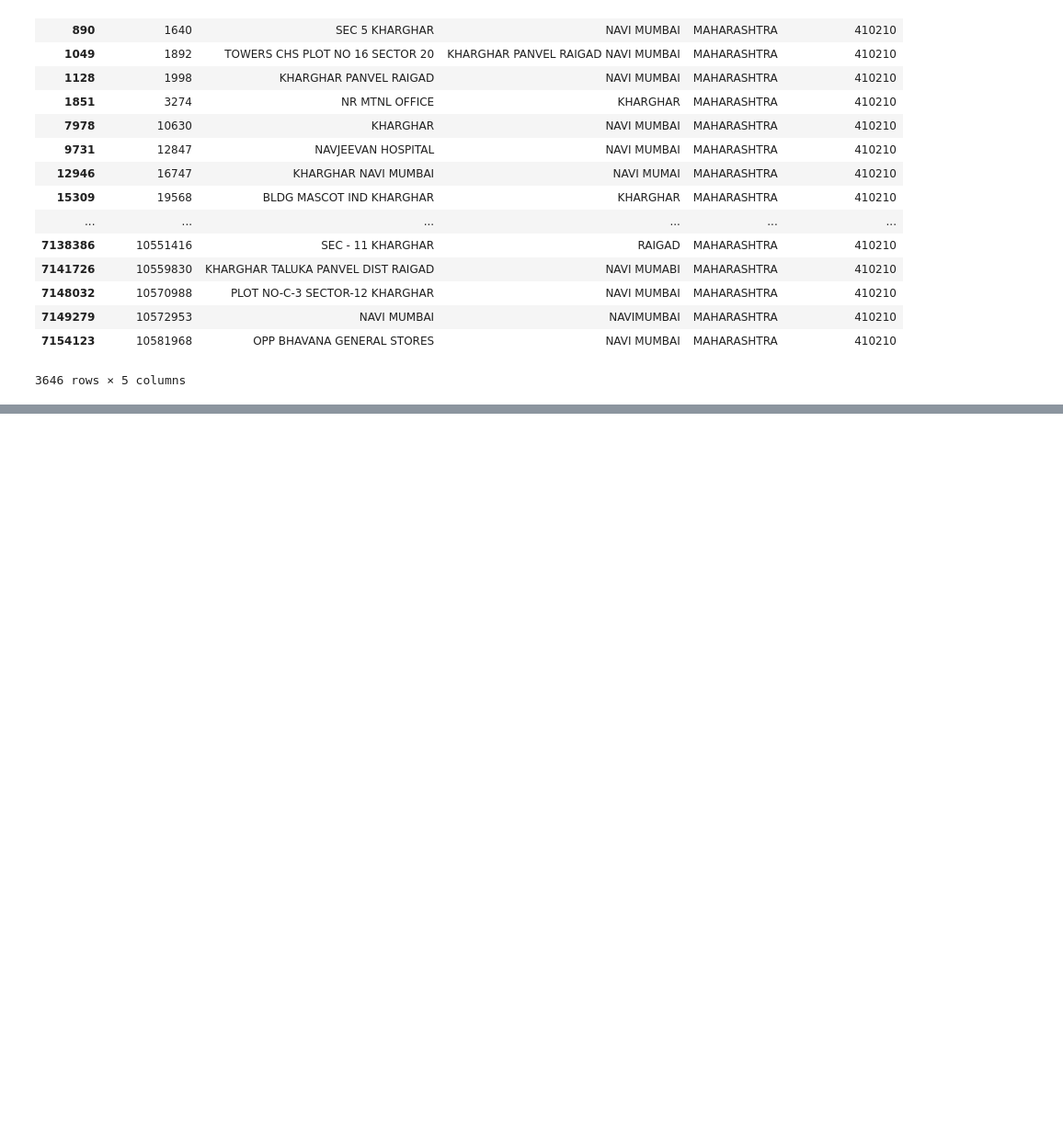
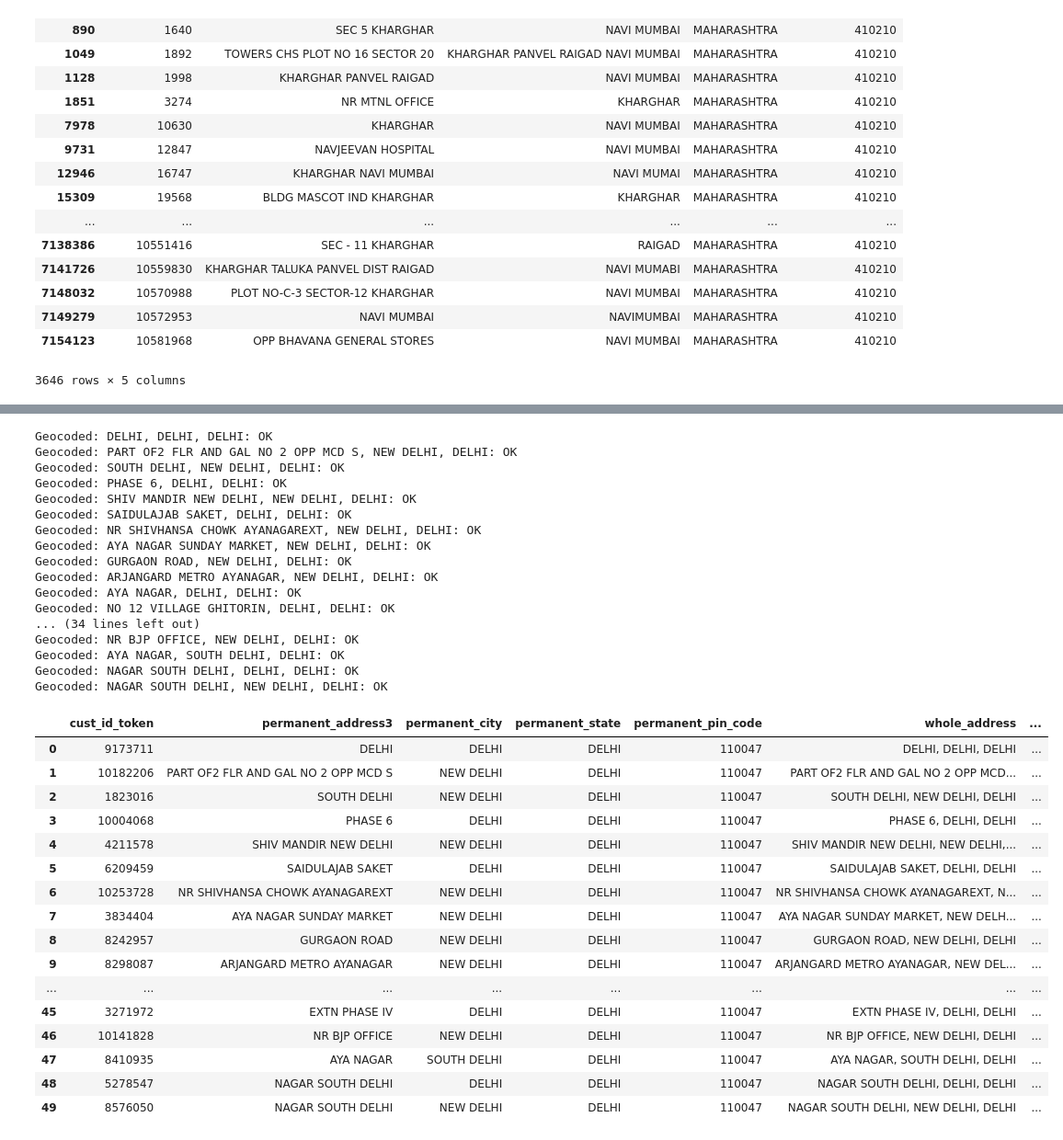
Before and after one commit to ighosh98/datathon, a Jupyter notebook: code/Yes.ipynb, the cells around one changed output, grey strips where cells are left out. Shown at 92% size. Cells and saved outputs as stored; diff of their text form; code cells hidden in the pictures; blank space fills up the shorter version.

```diff
--- a/code/Yes.ipynb
+++ b/code/Yes.ipynb
@@ -417,0 +492,3 @@ fig3
+# %%
+df_permanent_pin_code = df3.groupby('permanent_pin_code')
+df_permanent_pin_code.get_group('410210')
@@ -417,0 +514,4 @@ fig3
+# %%
+df_example5 = df_permanent_pin_code.get_group(pin_code).sample(n=50).reset_index(drop=True)
+df_example5['whole_address'] = df_example5['permanent_address3'].str.cat(df_example5[['permanent_city','permanent_state']], sep=", ")
+df_example5
@@ -417,0 +536,38 @@ fig3
+# %%
+df_example5['lat_long'] = get_geocode(df_example5['whole_address'].tolist())
+df_example5
+# %% [output]
+Geocoded: DELHI, DELHI, DELHI: OK
+Geocoded: PART OF2 FLR AND GAL NO 2 OPP MCD S, NEW DELHI, DELHI: OK
+Geocoded: SOUTH DELHI, NEW DELHI, DELHI: OK
+Geocoded: PHASE 6, DELHI, DELHI: OK
+Geocoded: SHIV MANDIR NEW DELHI, NEW DELHI, DELHI: OK
+Geocoded: SAIDULAJAB SAKET, DELHI, DELHI: OK
+Geocoded: NR SHIVHANSA CHOWK AYANAGAREXT, NEW DELHI, DELHI: OK
+Geocoded: AYA NAGAR SUNDAY MARKET, NEW DELHI, DELHI: OK
+Geocoded: GURGAON ROAD, NEW DELHI, DELHI: OK
+Geocoded: ARJANGARD METRO AYANAGAR, NEW DELHI, DELHI: OK
+Geocoded: AYA NAGAR, DELHI, DELHI: OK
+Geocoded: NO 12 VILLAGE GHITORIN, DELHI, DELHI: OK
+... (34 lines left out)
+Geocoded: NR BJP OFFICE, NEW DELHI, DELHI: OK
+Geocoded: AYA NAGAR, SOUTH DELHI, DELHI: OK
+Geocoded: NAGAR SOUTH DELHI, DELHI, DELHI: OK
+Geocoded: NAGAR SOUTH DELHI, NEW DELHI, DELHI: OK
+|  | cust_id_token | permanent_address3 | permanent_city | permanent_state | permanent_pin_code | whole_address | ... |
+| 0 | 9173711 | DELHI | DELHI | DELHI | 110047 | DELHI, DELHI, DELHI | ... |
+| 1 | 10182206 | PART OF2 FLR AND GAL NO 2 OPP MCD S | NEW DELHI | DELHI | 110047 | PART OF2 FLR AND GAL NO 2 OPP MCD... | ... |
+| 2 | 1823016 | SOUTH DELHI | NEW DELHI | DELHI | 110047 | SOUTH DELHI, NEW DELHI, DELHI | ... |
+| 3 | 10004068 | PHASE 6 | DELHI | DELHI | 110047 | PHASE 6, DELHI, DELHI | ... |
+| 4 | 4211578 | SHIV MANDIR NEW DELHI | NEW DELHI | DELHI | 110047 | SHIV MANDIR NEW DELHI, NEW DELHI,... | ... |
+| 5 | 6209459 | SAIDULAJAB SAKET | DELHI | DELHI | 110047 | SAIDULAJAB SAKET, DELHI, DELHI | ... |
+| 6 | 10253728 | NR SHIVHANSA CHOWK AYANAGAREXT | NEW DELHI | DELHI | 110047 | NR SHIVHANSA CHOWK AYANAGAREXT, N... | ... |
+| 7 | 3834404 | AYA NAGAR SUNDAY MARKET | NEW DELHI | DELHI | 110047 | AYA NAGAR SUNDAY MARKET, NEW DELH... | ... |
+| 8 | 8242957 | GURGAON ROAD | NEW DELHI | DELHI | 110047 | GURGAON ROAD, NEW DELHI, DELHI | ... |
+| 9 | 8298087 | ARJANGARD METRO AYANAGAR | NEW DELHI | DELHI | 110047 | ARJANGARD METRO AYANAGAR, NEW DEL... | ... |
+| ... | ... | ... | ... | ... | ... | ... | ... |
+| 45 | 3271972 | EXTN PHASE IV | DELHI | DELHI | 110047 | EXTN PHASE IV, DELHI, DELHI | ... |
+| 46 | 10141828 | NR BJP OFFICE | NEW DELHI | DELHI | 110047 | NR BJP OFFICE, NEW DELHI, DELHI | ... |
+| 47 | 8410935 | AYA NAGAR | SOUTH DELHI | DELHI | 110047 | AYA NAGAR, SOUTH DELHI, DELHI | ... |
+| 48 | 5278547 | NAGAR SOUTH DELHI | DELHI | DELHI | 110047 | NAGAR SOUTH DELHI, DELHI, DELHI | ... |
+| 49 | 8576050 | NAGAR SOUTH DELHI | NEW DELHI | DELHI | 110047 | NAGAR SOUTH DELHI, NEW DELHI, DELHI | ... |
```
Also changed, not shown: parts of 22 cells of this notebook, 3 other files.
